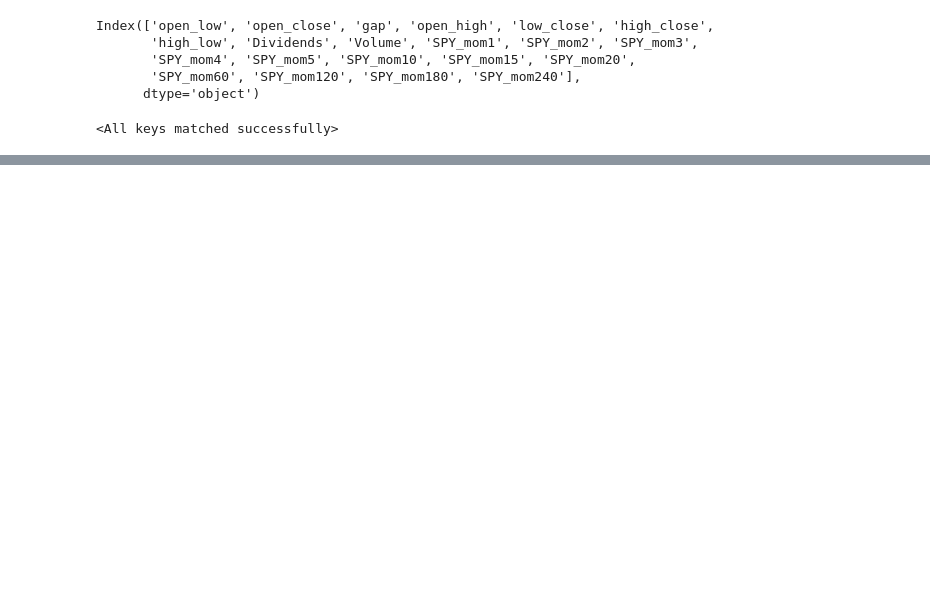
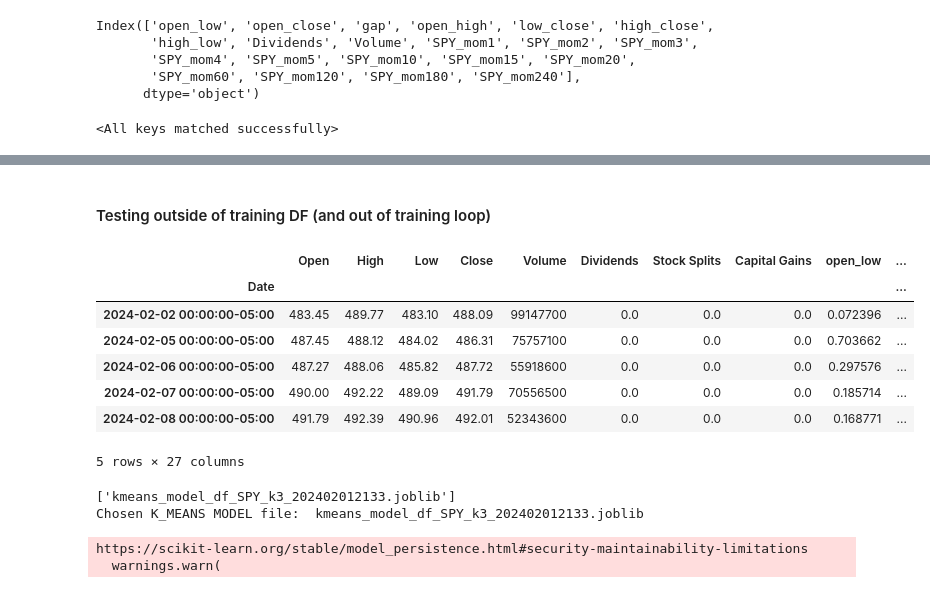
Before and after one commit to jessie-blue/ATS_Development, a Jupyter notebook: Strat_1/New_LSTM_training.ipynb, the cells around one changed output, grey strips where cells are left out. Saved outputs shown, nothing was run; the diff lists cells and outputs as text; code cells hidden in the pictures; blank space fills up the shorter version.

```diff
--- a/Strat_1/New_LSTM_training.ipynb
+++ b/Strat_1/New_LSTM_training.ipynb
@@ -303,0 +345,38 @@ plt.legend()
+# %% [markdown]
+#### Testing outside of training DF (and out of training loop)
+# %%
+df_test = pf.downlaod_symbol_data(ticker, '120mo')
+df_test = pf.create_momentum_feat(df_test, ticker).dropna()
+df_test = df_test[df_test.index > '2024-02-01']
+df_test.head()
+# %% [output]
+|  | Open | High | Low | Close | Volume | Dividends | Stock Splits | Capital Gains | open_low | ... |
+| Date |  |  |  |  |  |  |  |  |  | ... |
+| 2024-02-02 00:00:00-05:00 | 483.45 | 489.77 | 483.10 | 488.09 | 99147700 | 0.0 | 0.0 | 0.0 | 0.072396 | ... |
+| 2024-02-05 00:00:00-05:00 | 487.45 | 488.12 | 484.02 | 486.31 | 75757100 | 0.0 | 0.0 | 0.0 | 0.703662 | ... |
+| 2024-02-06 00:00:00-05:00 | 487.27 | 488.06 | 485.82 | 487.72 | 55918600 | 0.0 | 0.0 | 0.0 | 0.297576 | ... |
+| 2024-02-07 00:00:00-05:00 | 490.00 | 492.22 | 489.09 | 491.79 | 70556500 | 0.0 | 0.0 | 0.0 | 0.185714 | ... |
+| 2024-02-08 00:00:00-05:00 | 491.79 | 492.39 | 490.96 | 492.01 | 52343600 | 0.0 | 0.0 | 0.0 | 0.168771 | ... |
+5 rows × 27 columns
+# %%
+import joblib
+
+### LOAD KMEANS MODEL ###
+KMEANS_PATH = f"kmeans_models/{ticker}/"
+KMEANS_MODEL_PATH = os.listdir(KMEANS_PATH)
+try:
+    KMEANS_MODEL_PATH.remove('Junk')
+except ValueError:
+    print(' ')
+
+print(KMEANS_MODEL_PATH)
+idx = 0 if len(KMEANS_MODEL_PATH) < 2 else int(input("Select file index: "))
+KMEANS_NAME = KMEANS_MODEL_PATH[idx]
+print("Chosen K_MEANS MODEL file: ", KMEANS_NAME)
+FILE = KMEANS_PATH + KMEANS_NAME
+loaded_kmeans = joblib.load(FILE)
+# %% [output]
+['kmeans_model_df_SPY_k3_202402012133.joblib']
+Chosen K_MEANS MODEL file:  kmeans_model_df_SPY_k3_202402012133.joblib
+https://scikit-learn.org/stable/model_persistence.html#security-maintainability-limitations
+  warnings.warn(
```
Also changed, not shown: parts of 15 cells of this notebook, 12 other files.
